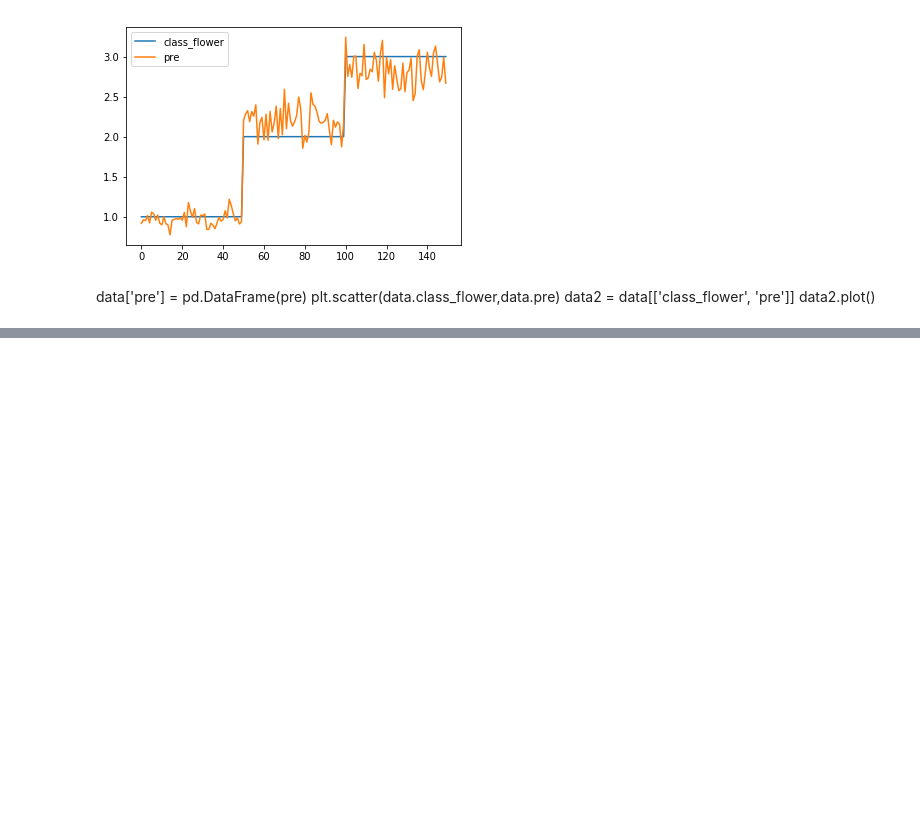
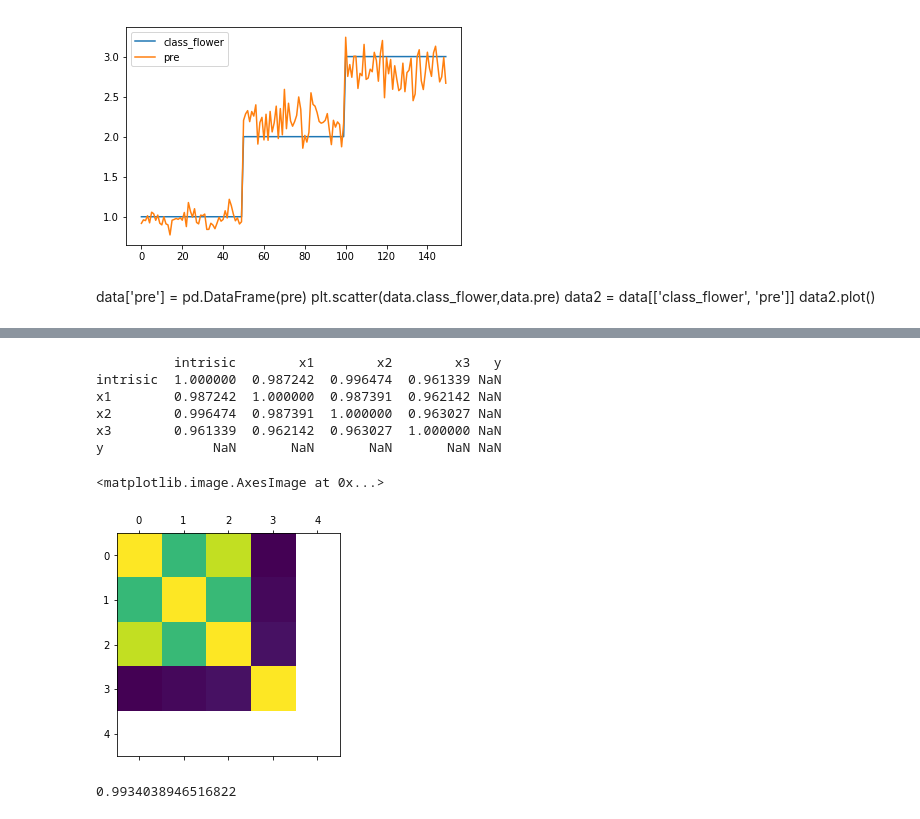
Before and after one commit to will10227/iotCourse, a Jupyter notebook: Homework1.ipynb, the cells around one changed output, grey strips where cells are left out. Saved outputs shown, nothing was run; the diff lists cells and outputs as text; code cells hidden in the pictures; blank space fills up the shorter version.

```diff
--- a/Homework1.ipynb
+++ b/Homework1.ipynb
@@ -140,0 +175,12 @@ data.to_csv("result.csv")
+# %%
+print student.corr()
+plt.matshow(student.corr())
+# %% [output]
+          intrisic        x1        x2        x3   y
+intrisic  1.000000  0.987242  0.996474  0.961339 NaN
+x1        0.987242  1.000000  0.987391  0.962142 NaN
+x2        0.996474  0.987391  1.000000  0.963027 NaN
+x3        0.961339  0.962142  0.963027  1.000000 NaN
+y              NaN       NaN       NaN       NaN NaN
+<matplotlib.image.AxesImage at 0x...>
+[figure, added]
@@ -140,0 +196,5 @@ data.to_csv("result.csv")
+# %%
+scor_s = model_s.score(x_s,y_s)
+print scor_s
+# %% [output]
+0.9934038946516822
```
Also changed, not shown: parts of 12 cells of this notebook, 4 other files.
